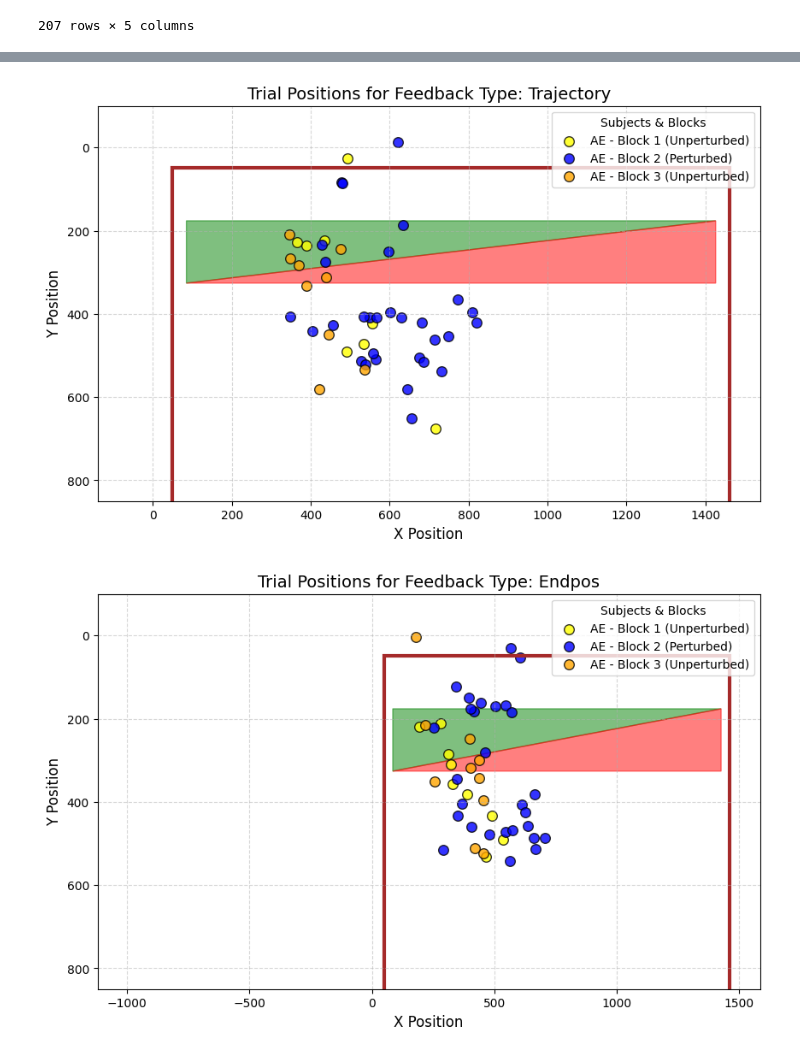
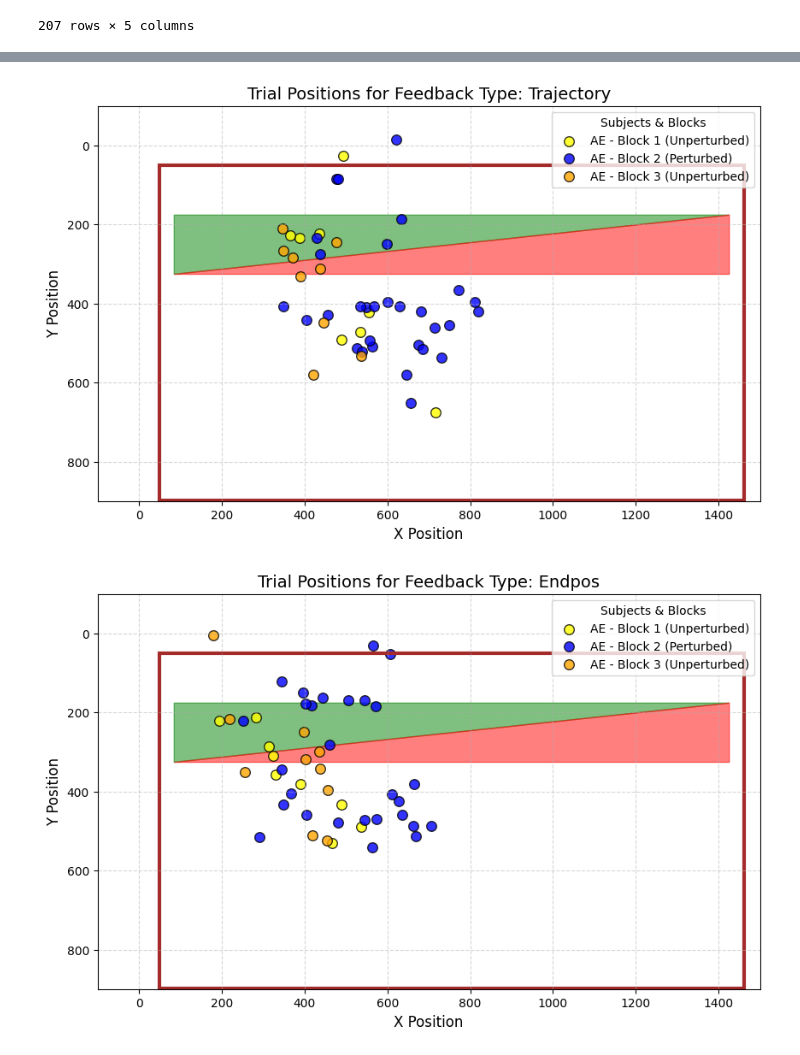
Before and after one commit to Ahmed-Eldably/neural_modelling_24, a Jupyter notebook: computatinal_motor_learning/03_the_bavarian_game/Untitled.ipynb, the cells around one changed output, grey strips where cells are left out. Drawn from its saved outputs; the diff is of its cells as text; code cells hidden in the pictures.

```diff
--- a/computatinal_motor_learning/03_the_bavarian_game/Untitled.ipynb
+++ b/computatinal_motor_learning/03_the_bavarian_game/Untitled.ipynb
@@ -307,59 +179,60 @@ df_all['feedback_type'] = df_all['feedback_block'].map({
     block: feedback for feedback, blocks in feedback_blocks.items() for block in blocks
 })
 
-# ✅ **Generate separate plots for each feedback type**
+# Generate separate plots for each feedback type**
 for fb_type in feedback_blocks.keys():
     plt.figure(figsize=(10, 6))
 
-    # ✅ **Filter trials for the current feedback type**
+    # Filter trials for the current feedback type**
     trials = df_all[df_all['feedback_type'] == fb_type].copy()
     if trials.empty:
         continue  # Skip if no data for this feedback type
 
-    # ✅ **Map feedback blocks into block levels (1, 2, 3)**
+    # Map feedback blocks into block levels (1, 2, 3)**
     trials['block_level'] = trials['feedback_block'].apply(lambda x: (x - 1) % 3 + 1)
 
-    # ✅ **Group by subject and block level**
+    # Group by subject and block level**
     grouped_feedback_block = trials.groupby(['subject_id', 'block_level'])
 
-    # ✅ **Fix Reversed Green & Red Zones**
+    # Fix Reversed Green & Red Zones**
     green_polygon = patches.Polygon(
         [[85, 176], [85, 326], [1426, 176]], color="green", alpha=0.5  # ✅ Red is now on the LEFT
     )
     red_polygon = patches.Polygon(
         [[1426, 326], [1426, 176], [85, 326]], color="red", alpha=0.5  # ✅ Green is now on the RIGHT
     )
 
     plt.gca().add_patch(green_polygon)
     plt.gca().add_patch(red_polygon)
 
-    # ✅ **Plot each group (each subject & block level)**
+    # Plot each group (each subject & block level)**
     for (subject_id, block_level), group in grouped_feedback_block:
         plt.scatter(group['x'], group['y'],
                     label=f"{subject_id} - {block_mapping[block_level]}",
                     color=block_colors[block_level],
                     alpha=0.8, edgecolors='black', s=70)  # ✅ Increase size & edge contrast
 
-    # ✅ **Use JSON's Table Rectangle to Draw the Exact Border**
+    # Use JSON's Table Rectangle to Draw the Exact Border
     plt.gca().add_patch(plt.Rectangle(
         (50, 49), 1412, 850,  # Exact values from JSON
         fill=False, edgecolor='brown', linewidth=3
     ))
 
-    # ✅ **Improve Labels & Titles**
+    # Improve Labels & Titles
     plt.xlabel("X Position", fontsize=12)
     plt.ylabel("Y Position", fontsize=12)
     plt.title(f"Trial Positions for Feedback Type: {fb_type.capitalize()}", fontsize=14)
 
-    # ✅ **Legend Improvements**
+    # Legend Improvements
     plt.legend(title="Subjects & Blocks", loc="upper right", fontsize=10, frameon=True)
 
-    # ✅ **Fix Y-Axis Limits (Inverted)**
-    plt.ylim(850, -100)  # Match original Pygame coordinate system
-    plt.grid(True, linestyle="--", alpha=0.5)  # ✅ Improve grid visibility
+    # Fix Y-Axis Limits (Inverted)**
+    plt.ylim(900, -100)  # Match original Pygame coordinate system
+    plt.xlim(-100, 1500)
+    plt.grid(True, linestyle="--", alpha=0.5)
 
-    # ✅ **Show the final plot**
+    #Show the final plot
     plt.show()
 # %% [output]
-[figure, old version]
+[figure, new version]
-[figure, old version]
+[figure, new version]
```
Also changed, not shown: parts of 3 cells of this notebook.
